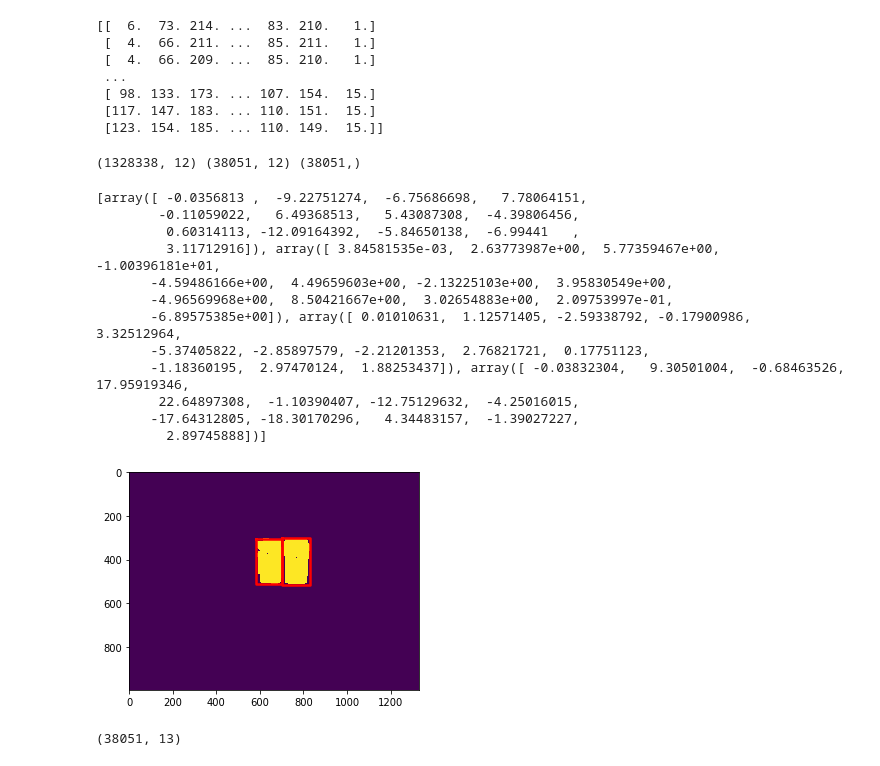
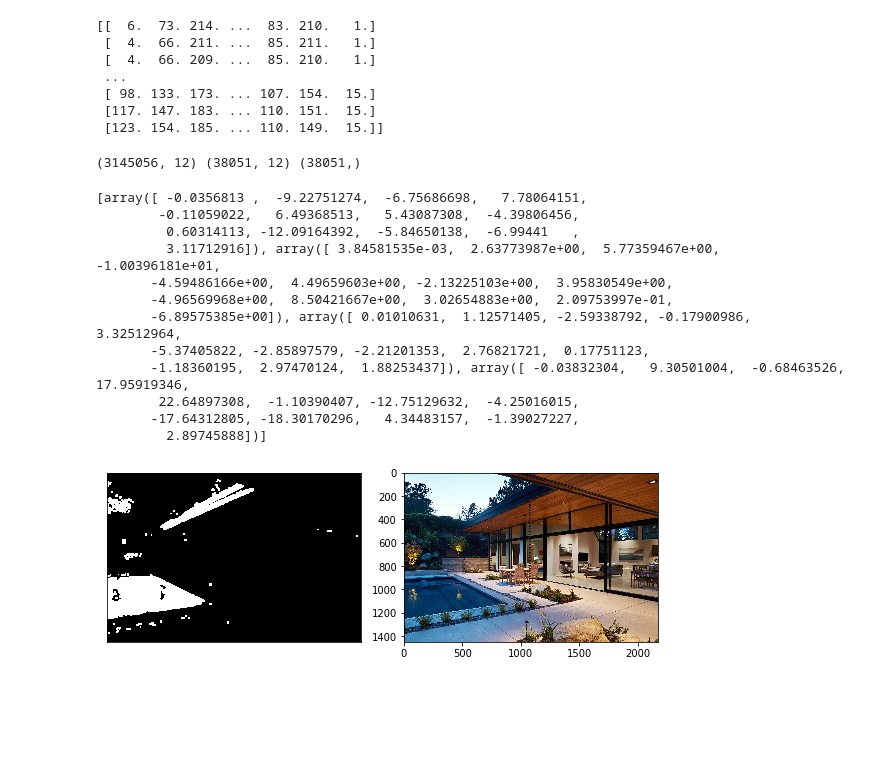
Before and after one commit to kaitheuser/Object-Detection-using-Multiclass-Logistic-Regression, a Jupyter notebook: Bin_Detector_Training_Script.ipynb, the cells around one changed output. Saved outputs shown, nothing was run; the diff lists cells and outputs as text; code cells hidden in the pictures; blank space fills up the shorter version.

```diff
--- a/Bin_Detector_Training_Script.ipynb
+++ b/Bin_Detector_Training_Script.ipynb
@@ -92,7 +92,7 @@ y_train = sorted_color_data[:,-1]
 ### X_test
 folder = "bin_detection/data/validation"
 #folder = "bin_detection/data/training"
-filename = '0067.jpg'
+filename = '0070.jpg'
 img = cv2.imread(os.path.join(folder,filename))
 img_RGB = cv2.cvtColor(img, cv2.COLOR_BGR2RGB)
 img_HSV = cv2.cvtColor(img, cv2.COLOR_BGR2HSV)
@@ -191,7 +191,7 @@ print(X_test.shape, X_train.shape, y_train.shape)
 
 y_predict = one_VS_ALL_LogReg(X_train, y_train, X_test, lr = 0.1, max_iters = 5000, err_tol = 1e-3, bias = 1)
 # %% [output]
-(1328338, 12) (38051, 12) (38051,)
+(3145056, 12) (38051, 12) (38051,)
 [array([ -0.0356813 ,  -9.22751274,  -6.75686698,   7.78064151,
         -0.11059022,   6.49368513,   5.43087308,  -4.39806456,
          0.60314113, -12.09164392,  -5.84650138,  -6.99441   ,
@@ -210,6 +210,7 @@ img_height, img_width, _ = img.shape
 
 # Initialize a mask
 mask_img = np.zeros((img_height,img_width), np.uint8) # Black Pixel = 0, White Pixel = 1
+mask_img_3D = np.zeros((img_height,img_width, 3)) # Black Pixel = 0, White Pixel = 1
 
 y_predict_2D = y_predict.reshape(img_height, img_width) # Height x Width
 
@@ -218,8 +219,7 @@ for height in range(img_height):
     for width in range(img_width):
         if y_predict_2D[height, width] == 1:
             mask_img[height, width] = 1 # Recycling-Blue-Bin is a white pixel
-
-fig = plt.figure()
+            #mask_img_3D[height, width,:] = 1
 
 kernel_errosion_shape = 3
 kernel_dilation_shape = 8
@@ -239,37 +239,60 @@ regions = regionprops(label_img)
 
 # Initialize the box list
 boxes = []
 
 # Regions props
 for props in regions:
 
     # Make sure the the size of the recycling bin blue is appropriate[0.55, 0.008]
     if  0.55 * mask_img.shape[0] * mask_img.shape[1] > props.area > 0.006 * mask_img.shape[0] * mask_img.shape[1]:
 
         # Get the bounding box top left and bottom right coordinates
         minr, minc, maxr, maxc = props.bbox
 
         # Calculate the height and width of the bounding box
         bb_height, bb_width = maxr - minr, maxc - minc
 
         # Check if the hight-to-width ratio of the recycling-bin-blue makes sense. [1.0, 2.55]
         if bb_width * 1.0 < bb_height < bb_width * 2.55:
 
             # X-coordinates
             bx = (minc, maxc, maxc, minc, minc)
             # Y-coordinates
             by = (minr, minr, maxr, maxr, minr)
             # Draw bounding box
 
-            plt.plot(bx, by, '-r', linewidth=2.5)
+            #plt.plot(bx, by, '-r', linewidth=2.5)
             # Add to boxes list
             boxes.append([minc, minr, maxc, maxr])
 
-plt.imshow(mask_img)
+
+# Unmask the pixel that is a recycling-bin-blue in black and white
+for height in range(img_height):
+    for width in range(img_width):
+        if mask_img[height, width] == 1:
+            mask_img_3D[height, width,:] = 1
+
+fig, ax = plt.subplots(1, 2, figsize = (8, 8))
+
+ax[0].imshow(mask_img_3D)
+ax[0].set_yticklabels([])
+ax[0].set_xticklabels([])
+ax[0].set_xticks([])
+ax[0].set_yticks([])
+
+ax[1].imshow(img_RGB)
+for box in boxes:
+    bx = (box[0], box[2], box[2], box[0], box[0])
+    by = (box[1], box[1], box[3], box[3], box[1])
+    ax[1].plot(bx, by, '-r', linewidth=2.5)
+    ax[1].set_yticklabels([])
+    ax[1].set_xticklabels([])
+    ax[1].set_xticks([])
+    ax[1].set_yticks([])
+
+
+plt.tight_layout()
 plt.show()
+fig.savefig('0070.png')
 # %% [output]
-[figure, old version]
+[figure, new version]
-# %%
-print(sorted_color_data.shape)
-# %% [output]
-(38051, 13)
```
Also changed, not shown: parts of 1 cell of this notebook, 13 other files.
